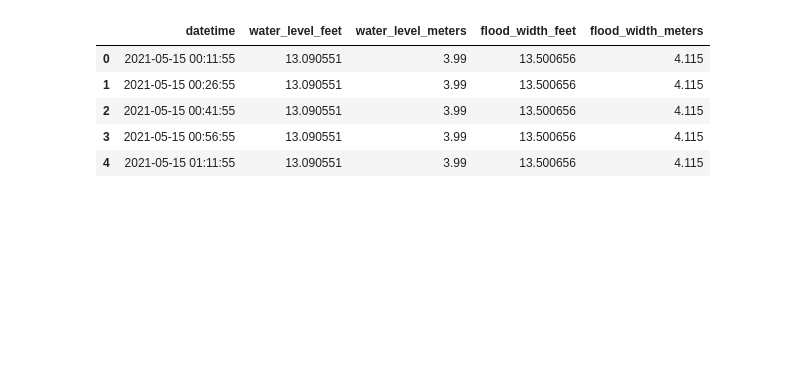
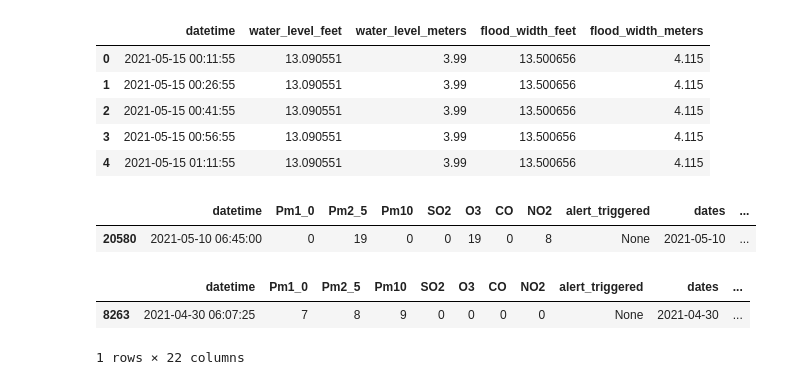
Before and after one commit to slc-data/2021-datathon, a Jupyter notebook: workbooks/caitlyn/acquire&prepare.ipynb, the cells around one changed output. Cells and saved outputs as stored; diff of their text form; code cells hidden in the pictures; blank space fills up the shorter version.

```diff
--- a/workbooks/caitlyn/acquire&prepare.ipynb
+++ b/workbooks/caitlyn/acquire&prepare.ipynb
@@ -408,0 +411,39 @@ flood.head()
+# %%
+air['dates'] = pd.to_datetime(air['datetime']).dt.date
+air['time'] = pd.to_datetime(air['datetime']).dt.time
+air['hour'] = pd.to_datetime(air['datetime']).dt.hour
+air['weekday'] = pd.to_datetime(air['datetime']).dt.weekday
+# %%
+air['AQI_CO'] = pd.cut(air.CO,
+                            bins = [-1,4.5,9.5,12.5,15.5,30.5,4000],
+                            labels = ['Good', 'Moderate',
+                                      'Unhealthy for Sensitive Groups', "Unhealthy",
+                                      "Very Unhealthy", 'Hazardous'])
+# %%
+CO_24hr = air.groupby('dates', as_index=False)['CO'].mean()
+CO_24hr = CO_24hr.rename(columns={'CO':'CO_24hr'})
+air = air.merge(CO_24hr, on = 'dates', how ='left')
+air['AQI_CO_24hr'] = pd.cut(air.CO_24hr,
+                            bins = [-1,4.5,9.5,12.5,15.5,30.5,4000],
+                            labels = ['Good', 'Moderate',
+                                      'Unhealthy for Sensitive Groups', "Unhealthy",
+                                      "Very Unhealthy", 'Hazardous'])
+# %%
+air['AQI_pm2_5'] = pd.cut(air.Pm2_5,
+                            bins = [-1,12.1,35.5,55.5,150.5,250.5,4000],
+                            labels = ['Good', 'Moderate',
+                                      'Unhealthy for Sensitive Groups', "Unhealthy",
+                                      "Very Unhealthy", 'Hazardous'])
+# %%
+pm_25_24hr = air.groupby('dates', as_index=False)['Pm2_5'].mean()
+pm_25_24hr = pm_25_24hr.rename(columns={'Pm2_5':'Pm_25_24hr'})
+air = air.merge(pm_25_24hr, on = 'dates', how ='left')
+air['AQI_pm_25_24hr'] = pd.cut(air.Pm_25_24hr,
+                            bins = [-1,12.1,35.5,55.5,150.5,250.5,4000],
+                            labels = ['Good', 'Moderate',
+                                      'Unhealthy for Sensitive Groups', "Unhealthy",
+                                      "Very Unhealthy", 'Hazardous'])
+air.sample()
+# %% [output]
+|  | datetime | Pm1_0 | Pm2_5 | Pm10 | SO2 | O3 | CO | NO2 | alert_triggered | dates | ... |
+| 20580 | 2021-05-10 06:45:00 | 0 | 19 | 0 | 0 | 19 | 0 | 8 | None | 2021-05-10 | ... |
@@ -408,0 +456,14 @@ flood.head()
+# %%
+pm_10_24hr = air.groupby('dates', as_index=False)['Pm10'].mean()
+pm_10_24hr = pm_10_24hr.rename(columns={'Pm10':'Pm_10_24hr'})
+air = air.merge(pm_10_24hr, on = 'dates', how ='left')
+air['AQI_pm10_24hr'] = pd.cut(air.Pm_10_24hr,
+                            bins = [-1,55,154,255,355,425,4000],
+                            labels = ['Good', 'Moderate',
+                                      'Unhealthy for Sensitive Groups', "Unhealthy",
+                                      "Very Unhealthy", 'Hazardous'])
+air.sample()
+# %% [output]
+|  | datetime | Pm1_0 | Pm2_5 | Pm10 | SO2 | O3 | CO | NO2 | alert_triggered | dates | ... |
+| 8263 | 2021-04-30 06:07:25 | 7 | 8 | 9 | 0 | 0 | 0 | 0 | None | 2021-04-30 | ... |
+1 rows × 22 columns
```
Also changed, not shown: parts of 13 cells of this notebook.
